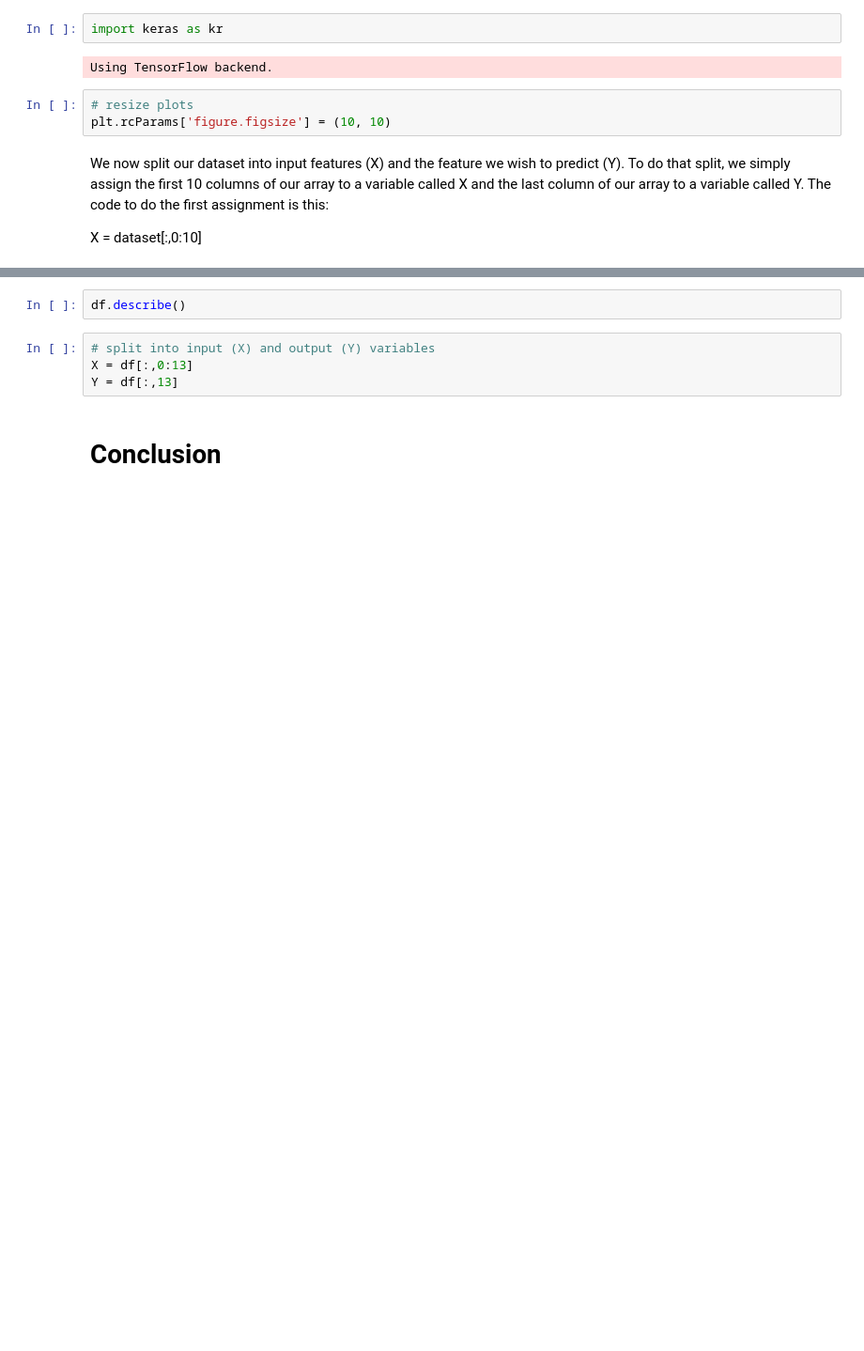
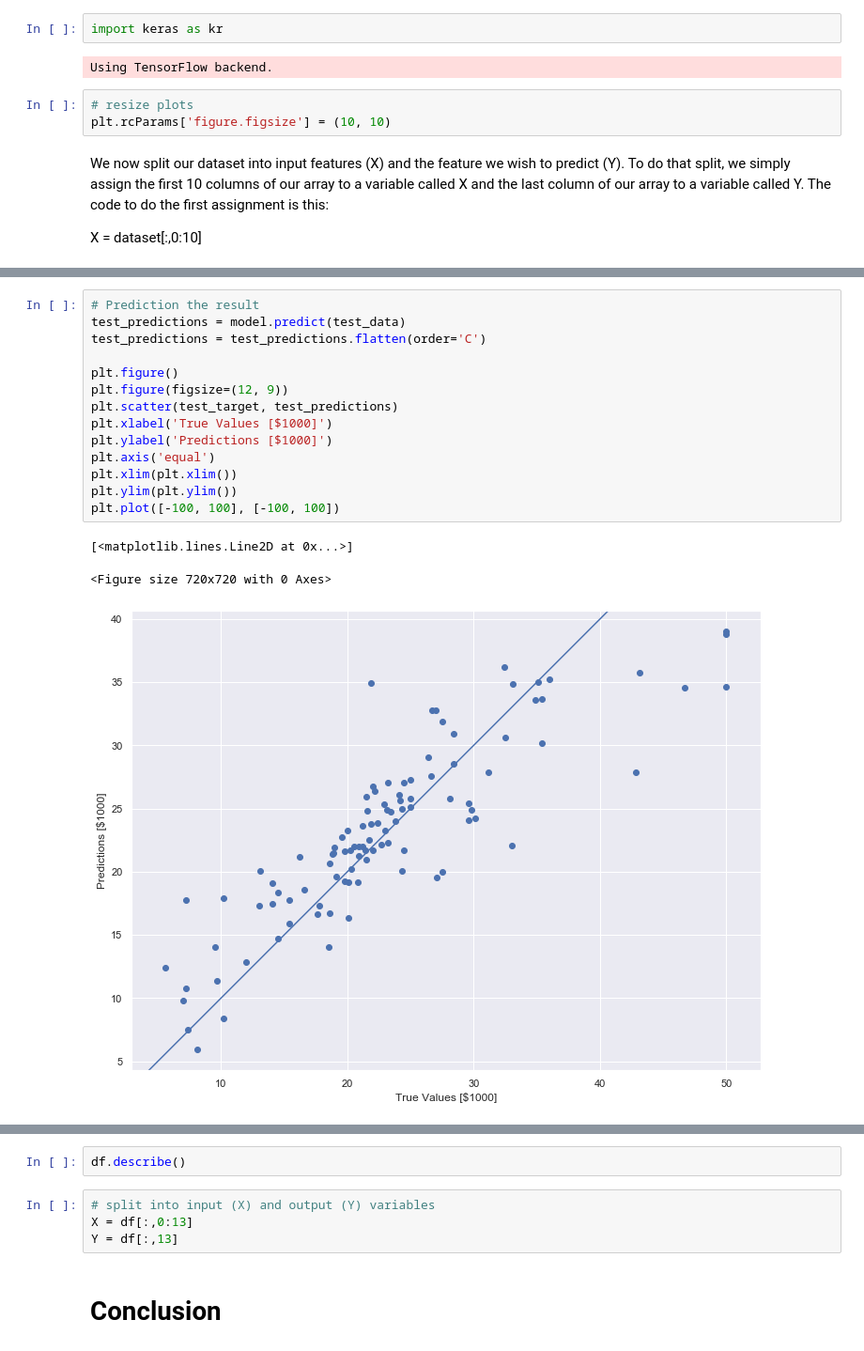
Before and after one commit to ClaireDrummond/MachineLearnStats-Project, a Jupyter notebook: BostonHousePrices.ipynb, the cells around one changed output, grey strips where cells are left out. Shown at 94% size. Drawn from its saved outputs; the diff is of its cells as text; blank space fills up the shorter version.

```diff
--- a/BostonHousePrices.ipynb
+++ b/BostonHousePrices.ipynb
@@ -524,3 +650,21 @@ print(test_data[0])  # First test sample , normalized
+# %%
+# Prediction the result
+test_predictions = model.predict(test_data)
+test_predictions = test_predictions.flatten(order='C')
+
+plt.figure()
+plt.figure(figsize=(12, 9))
+plt.scatter(test_target, test_predictions)
+plt.xlabel('True Values [$1000]')
+plt.ylabel('Predictions [$1000]')
+plt.axis('equal')
+plt.xlim(plt.xlim())
+plt.ylim(plt.ylim())
+plt.plot([-100, 100], [-100, 100])
+# %% [output]
+[<matplotlib.lines.Line2D at 0x...>]
+<Figure size 720x720 with 0 Axes>
+[figure, added]
 # %%
 # Define model
 # The first layer has 896: (13+1)*64 parameters
```
Also changed, not shown: parts of 15 cells of this notebook.
